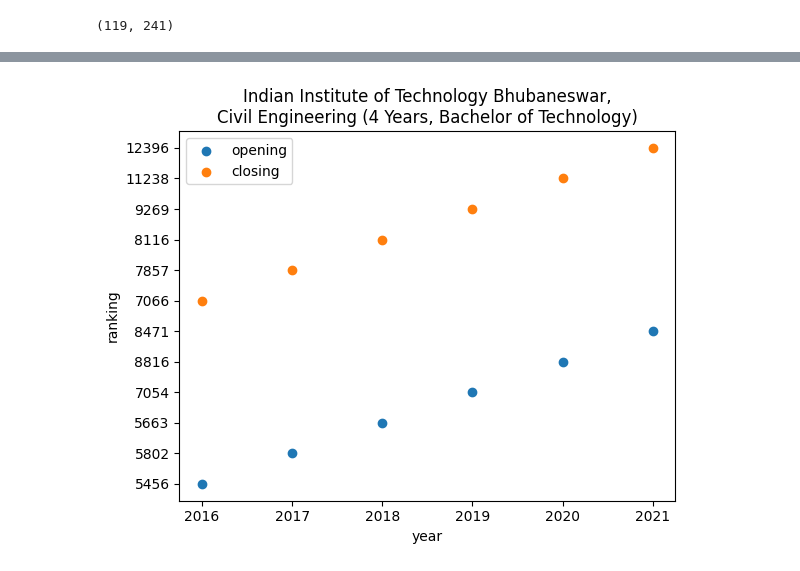
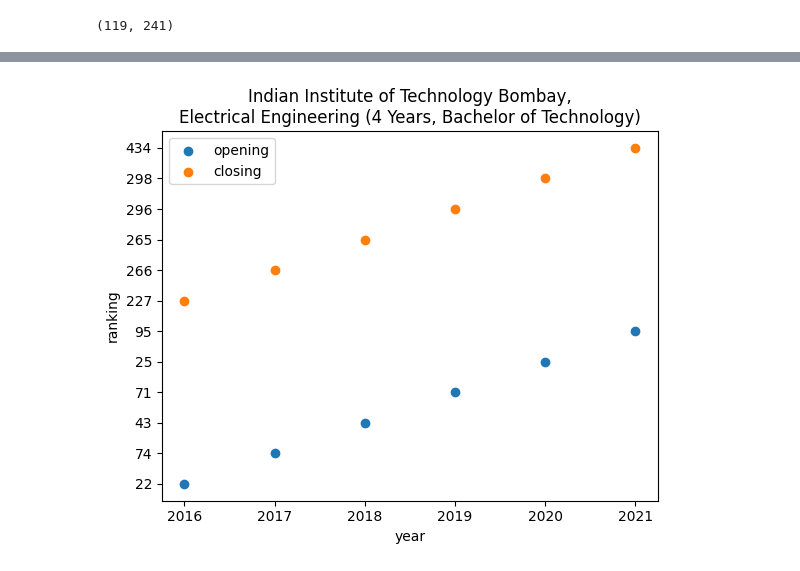
Before and after one commit to Lohith-Loke/college_predictor, a Jupyter notebook: file.ipynb, the cells around one changed output, grey strips where cells are left out. Drawn from its saved outputs; the diff is of its cells as text; code cells hidden in the pictures.

```diff
--- a/file.ipynb
+++ b/file.ipynb
@@ -24,0 +47,7 @@ temp=temp.sort_values(by='Year')
+# %%
+tmp=df[df.Institute=="Indian Institute of Technology Bombay"]
+tmp=tmp[tmp.Academic_Program_Name=="Electrical Engineering (4 Years, Bachelor of Technology)"]
+tmp=tmp[tmp.Quota=="AI"]
+tmp=tmp[tmp.Seat_Type=="OPEN"]
+tmp=tmp[tmp.Gender!="Female-only (including Supernumerary)"]
+tmp
@@ -25,13 +62,13 @@ temp=temp.sort_values(by='Year')
 # %%
-op=temp.Opening_Rank.values
-cl=temp.Closing_Rank.values
-year=temp.Year.values
-plt.title(f'{temp.Institute.values[0]},\n{temp.Academic_Program_Name.values[0]}')
+op=tmp.Opening_Rank.values
+cl=tmp.Closing_Rank.values
+year=tmp.Year.values
+plt.title(f'{tmp.Institute.values[0]},\n{tmp.Academic_Program_Name.values[0]}')
 plt.xlabel("year")
 plt.ylabel("ranking")
 plt.scatter(year,op,label="opening")
 plt.scatter(year,cl,label="closing")
 plt.legend()
 plt.show()
 # %% [output]
-[figure, old version]
+[figure, new version]
```
Also changed, not shown: parts of 25 cells of this notebook, 4 other files.
